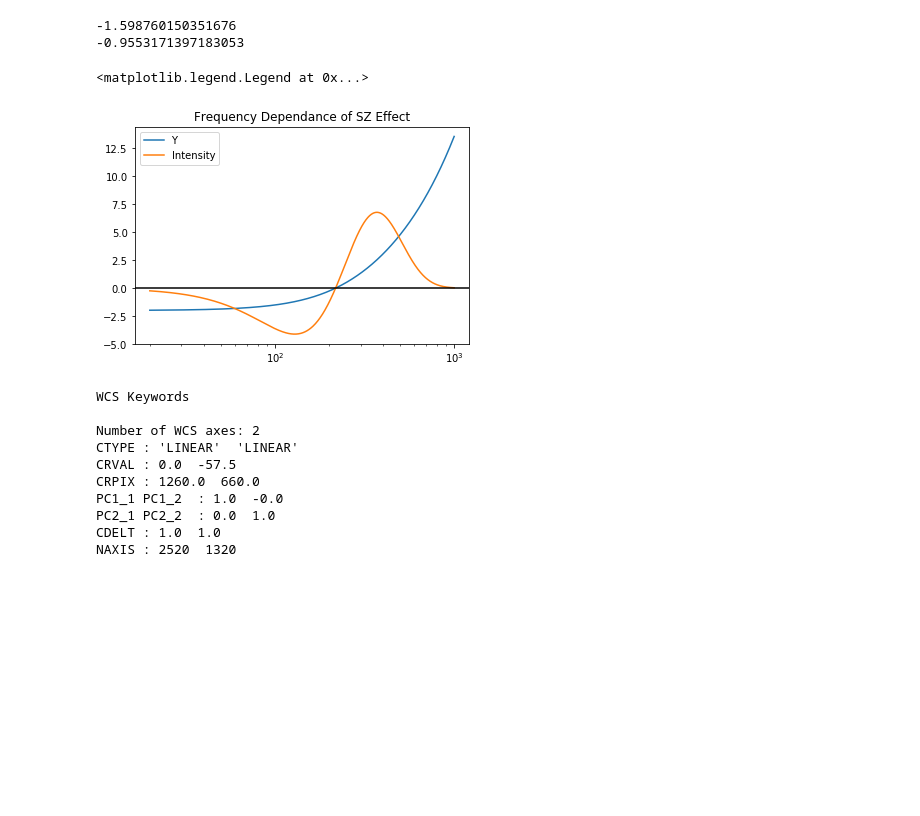
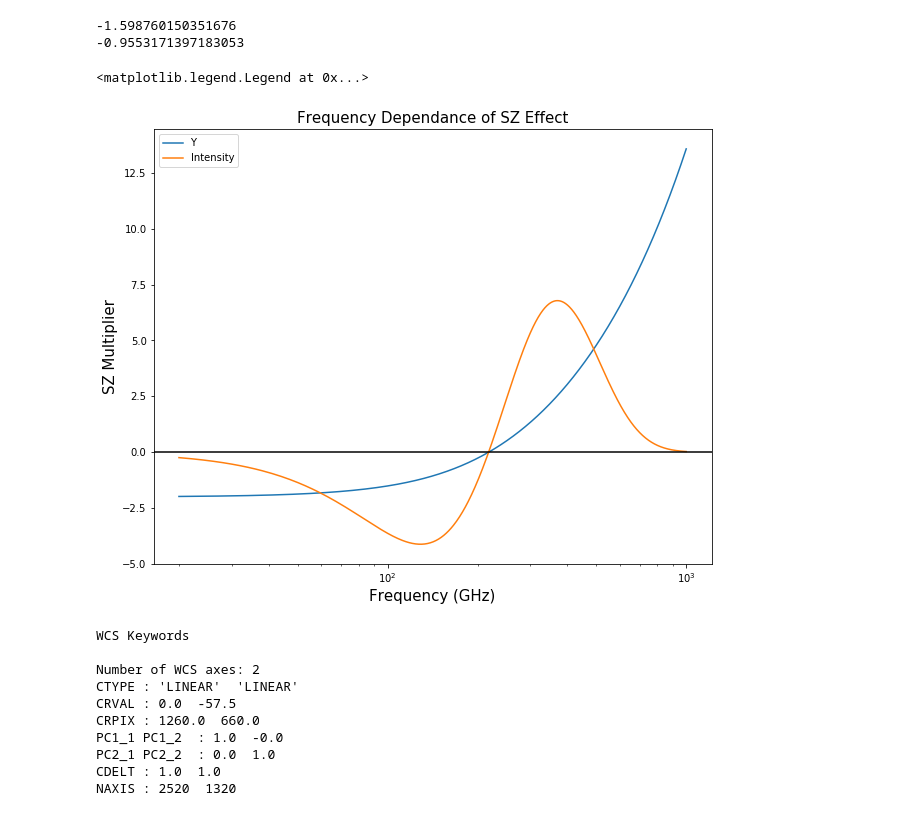
Before and after one commit to mdezylva/masters, a Jupyter notebook: Notebooks/spt_analysis_py27.ipynb, the cells around one changed output. Cells and saved outputs as stored; diff of their text form; code cells hidden in the pictures; blank space fills up the shorter version.

Commit message:
Writing thesis

```diff
--- a/Notebooks/spt_analysis_py27.ipynb
+++ b/Notebooks/spt_analysis_py27.ipynb
@@ -105,16 +105,21 @@ print(cmb.convert_ghz_to_y(150))
 # %%
 freq_range = np.arange(20,1000,1)
 x = freq_range/56.85
 y_param = [(ex/np.tanh(ex/2) - 4) for ex in x]
+plt.figure(figsize=(10,8))
 plt.semilogx(freq_range,y_param,label='Y')
 I_v = [(ex**4 * np.exp(ex))/(np.exp(ex)-1)**2 * (ex/np.tanh(ex/2) - 4) for ex in x]
 plt.semilogx(freq_range,I_v,label='Intensity')
 plt.axhline(0, color='black')
-plt.title('Frequency Dependance of SZ Effect')
+plt.title('Frequency Dependance of SZ Effect',size=15)
+plt.xlabel('Frequency (GHz)',size=15)
+plt.ylabel('SZ Multiplier',size=15)
+os.chdir('/home/mitchell/Documents/masters/masters/thesis/Ver_2/figures/')
+plt.savefig('sz_freq.png',dpi=500)
 plt.legend()
 # %% [output]
 <matplotlib.legend.Legend at 0x...>
-[figure, old version]
+[figure, new version]
 # %%
 # map_150ghz_array = map_150ghz.getTOnly().map
 # print(type(map_150ghz))
```
Also changed, not shown: 53 other files.
